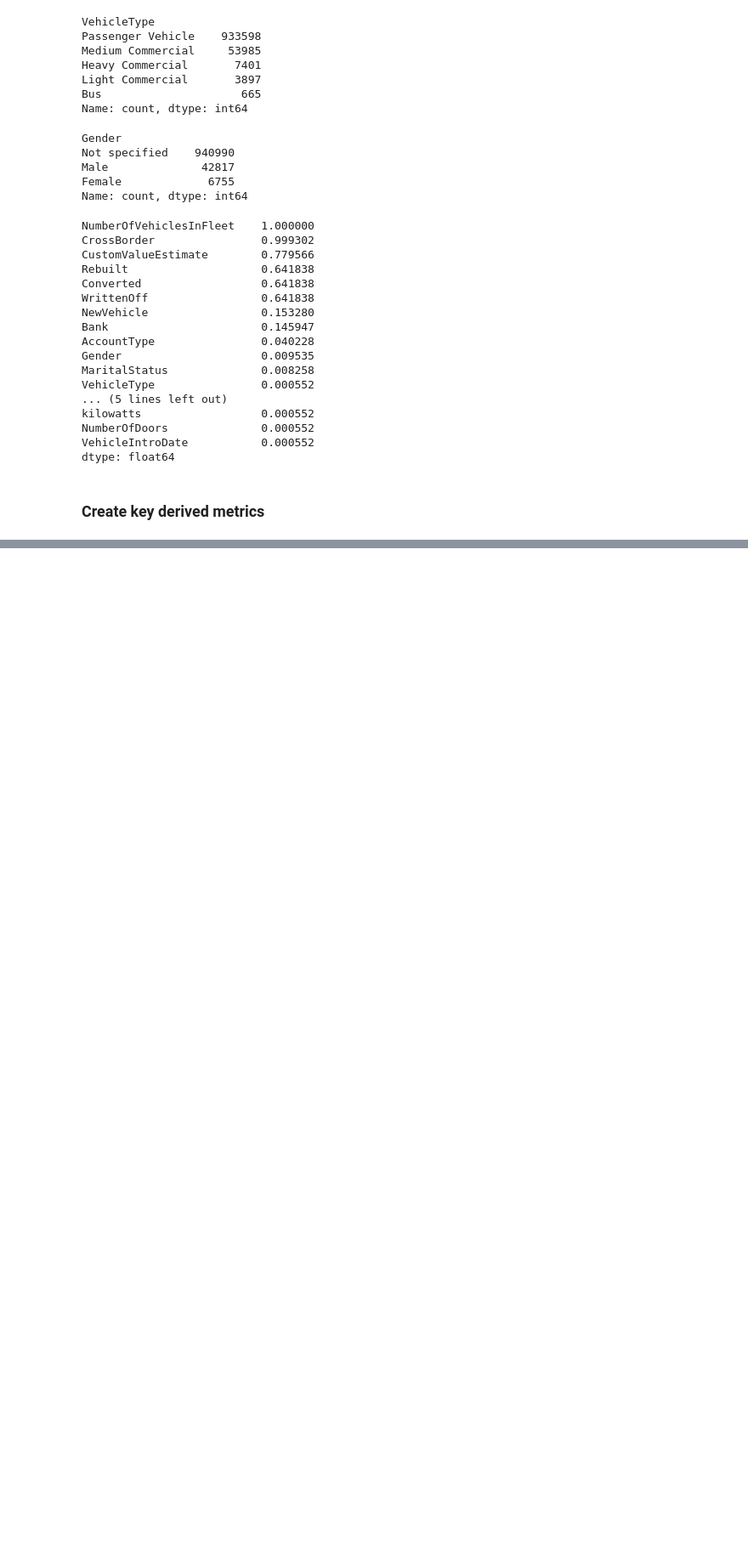
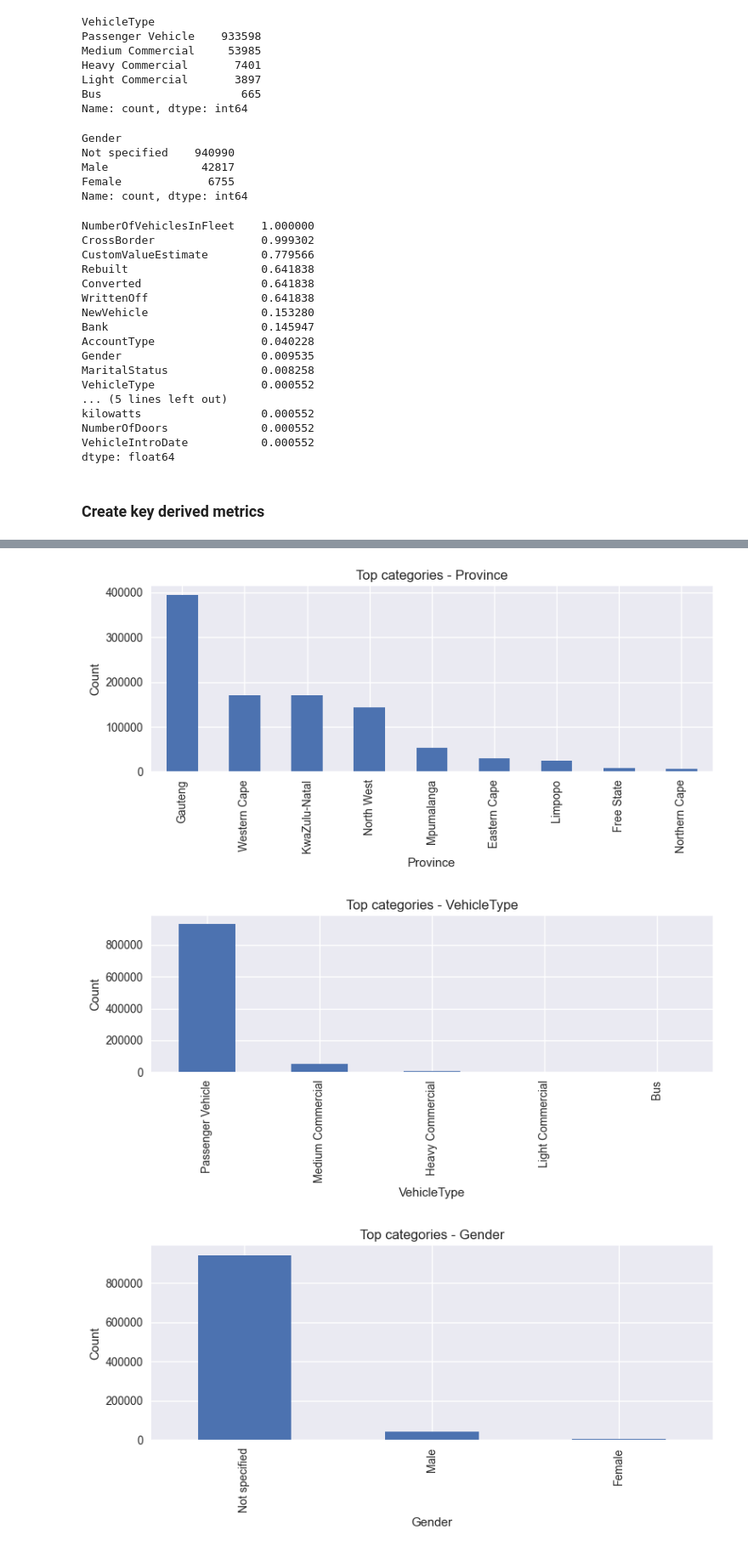
Before and after one commit to biyavani/10-academy-week-3, a Jupyter notebook: notebooks/task_1_eda.ipynb, the cells around one changed output, grey strips where cells are left out. Shown: that part at 85% size. Cells and saved outputs as stored; diff of their text form; code cells hidden in the pictures; blank space fills up the shorter version.

```diff
--- a/notebooks/task_1_eda.ipynb
+++ b/notebooks/task_1_eda.ipynb
@@ -130,0 +151,16 @@ df["Margin"] = df["TotalPremium"] - df["TotalClaims"]
+# %%
+# For categorical variables:
+
+cat_cols = ["Province", "VehicleType", "Gender", "Make"]
+for col in cat_cols:
+    if col in df.columns:
+        plt.figure(figsize=(8, 4))
+        df[col].value_counts().head(15).plot(kind="bar")
+        plt.title(f"Top categories - {col}")
+        plt.ylabel("Count")
+        plt.tight_layout()
+        plt.show()
+# %% [output]
+[figure, added]
+[figure, added]
+[figure, added]
```
Also changed, not shown: parts of 12 cells of this notebook.
